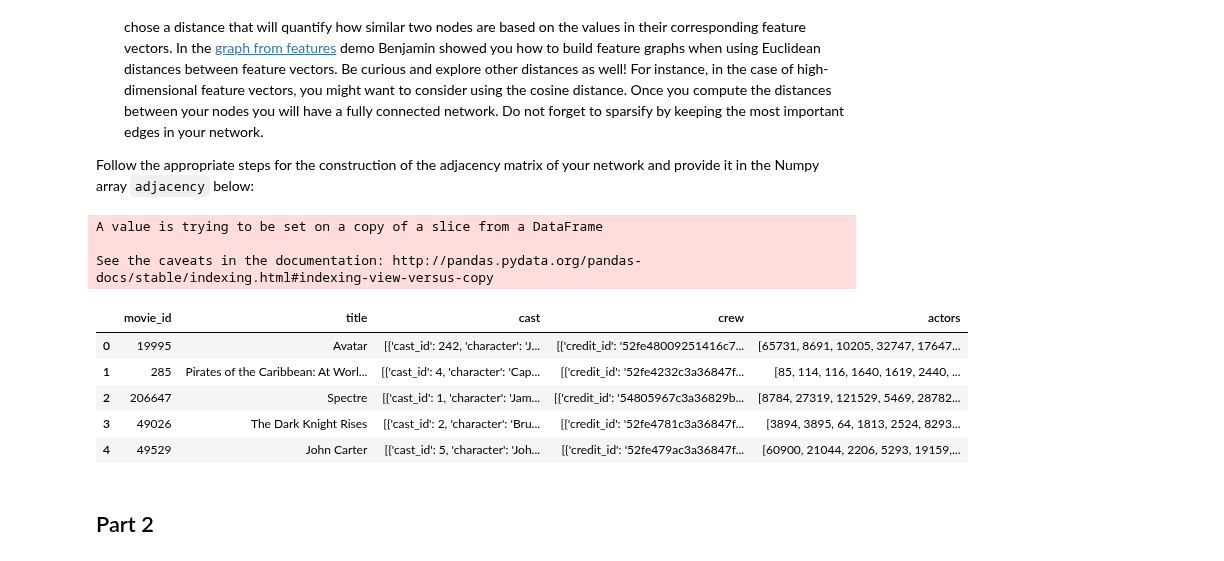
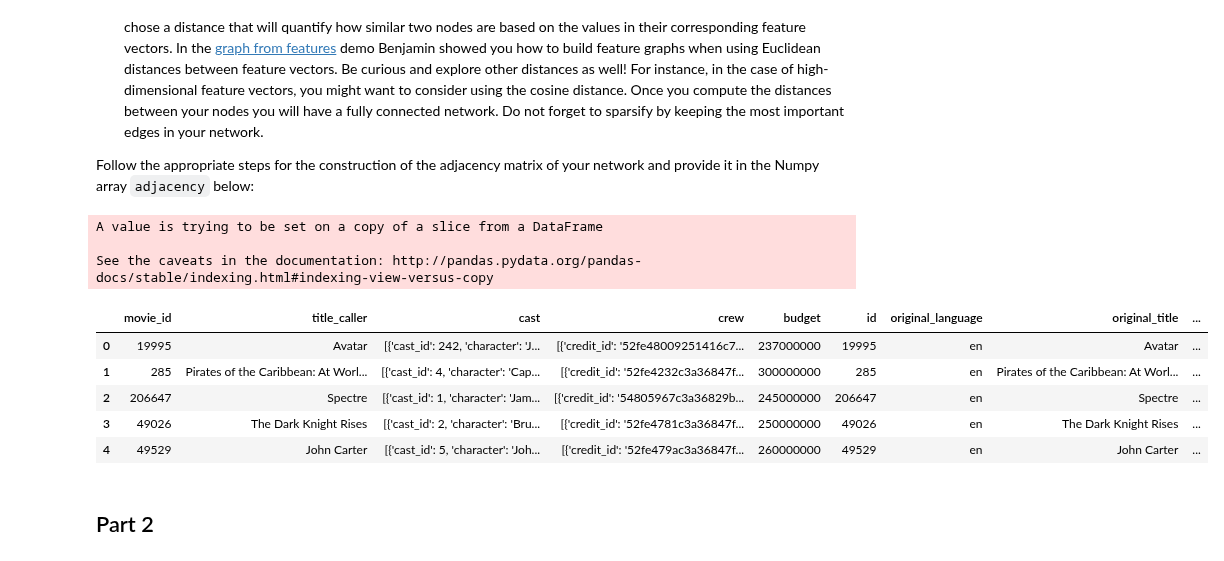
Before and after one commit to vndk36/Project_ntds2018, a Jupyter notebook: 1_TMDb_hugodeus.ipynb, the cells around one changed output. Drawn from its saved outputs; the diff is of its cells as text; code cells hidden in the pictures.

```diff
--- a/1_TMDb_hugodeus.ipynb
+++ b/1_TMDb_hugodeus.ipynb
@@ -100,41 +100,40 @@ Follow the appropriate steps for the construction of the adjacency matrix of you
 # %%
 # Your code here
 
 #strs=[]
 #for i in range(10):
 #    strs.append(basic.cast[1][i]['id'])
 #print(type(strs[1]))
 
-basic['actors']=""
+joined['actors']=""
 
 #basic
 #basic.actors[1]=strs
 
 
 
-for i in range(len(basic.actors)):
+for i in range(len(joined.actors)):
     strs=[]
-    for ii in range(min(15,len(basic.cast[i]))):
-        strs.append(basic.cast[i][ii]['id'])
-    basic.actors[i]=strs
+    for ii in range(len(joined.cast[i])):
+        strs.append(joined.cast[i][ii]['id'])
+    joined.actors[i]=strs
 
-basic.head()
+joined.head()
 
-#extract dataframe from dict (json) columns :
-#
+
 
 #adjacency = # the adjacency matrix
 #n_nodes = # the number of nodes in the network
 # %% [output]
 A value is trying to be set on a copy of a slice from a DataFrame
 
 See the caveats in the documentation: http://pandas.pydata.org/pandas-docs/stable/indexing.html#indexing-view-versus-copy
-|  | movie_id | title | cast | crew | actors |
-| 0 | 19995 | Avatar | [{'cast_id': 242, 'character': 'J... | [{'credit_id': '52fe48009251416c7... | [65731, 8691, 10205, 32747, 17647... |
-| 1 | 285 | Pirates of the Caribbean: At Worl... | [{'cast_id': 4, 'character': 'Cap... | [{'credit_id': '52fe4232c3a36847f... | [85, 114, 116, 1640, 1619, 2440, ... |
-| 2 | 206647 | Spectre | [{'cast_id': 1, 'character': 'Jam... | [{'credit_id': '54805967c3a36829b... | [8784, 27319, 121529, 5469, 28782... |
-| 3 | 49026 | The Dark Knight Rises | [{'cast_id': 2, 'character': 'Bru... | [{'credit_id': '52fe4781c3a36847f... | [3894, 3895, 64, 1813, 2524, 8293... |
-| 4 | 49529 | John Carter | [{'cast_id': 5, 'character': 'Joh... | [{'credit_id': '52fe479ac3a36847f... | [60900, 21044, 2206, 5293, 19159,... |
+|  | movie_id | title_caller | cast | crew | budget | id | original_language | original_title | ... |
+| 0 | 19995 | Avatar | [{'cast_id': 242, 'character': 'J... | [{'credit_id': '52fe48009251416c7... | 237000000 | 19995 | en | Avatar | ... |
+| 1 | 285 | Pirates of the Caribbean: At Worl... | [{'cast_id': 4, 'character': 'Cap... | [{'credit_id': '52fe4232c3a36847f... | 300000000 | 285 | en | Pirates of the Caribbean: At Worl... | ... |
+| 2 | 206647 | Spectre | [{'cast_id': 1, 'character': 'Jam... | [{'credit_id': '54805967c3a36829b... | 245000000 | 206647 | en | Spectre | ... |
+| 3 | 49026 | The Dark Knight Rises | [{'cast_id': 2, 'character': 'Bru... | [{'credit_id': '52fe4781c3a36847f... | 250000000 | 49026 | en | The Dark Knight Rises | ... |
+| 4 | 49529 | John Carter | [{'cast_id': 5, 'character': 'Joh... | [{'credit_id': '52fe479ac3a36847f... | 260000000 | 49529 | en | John Carter | ... |
 # %% [markdown]
 ## Part 2
 # %% [markdown]
```
Also changed, not shown: parts of 2 cells of this notebook.
